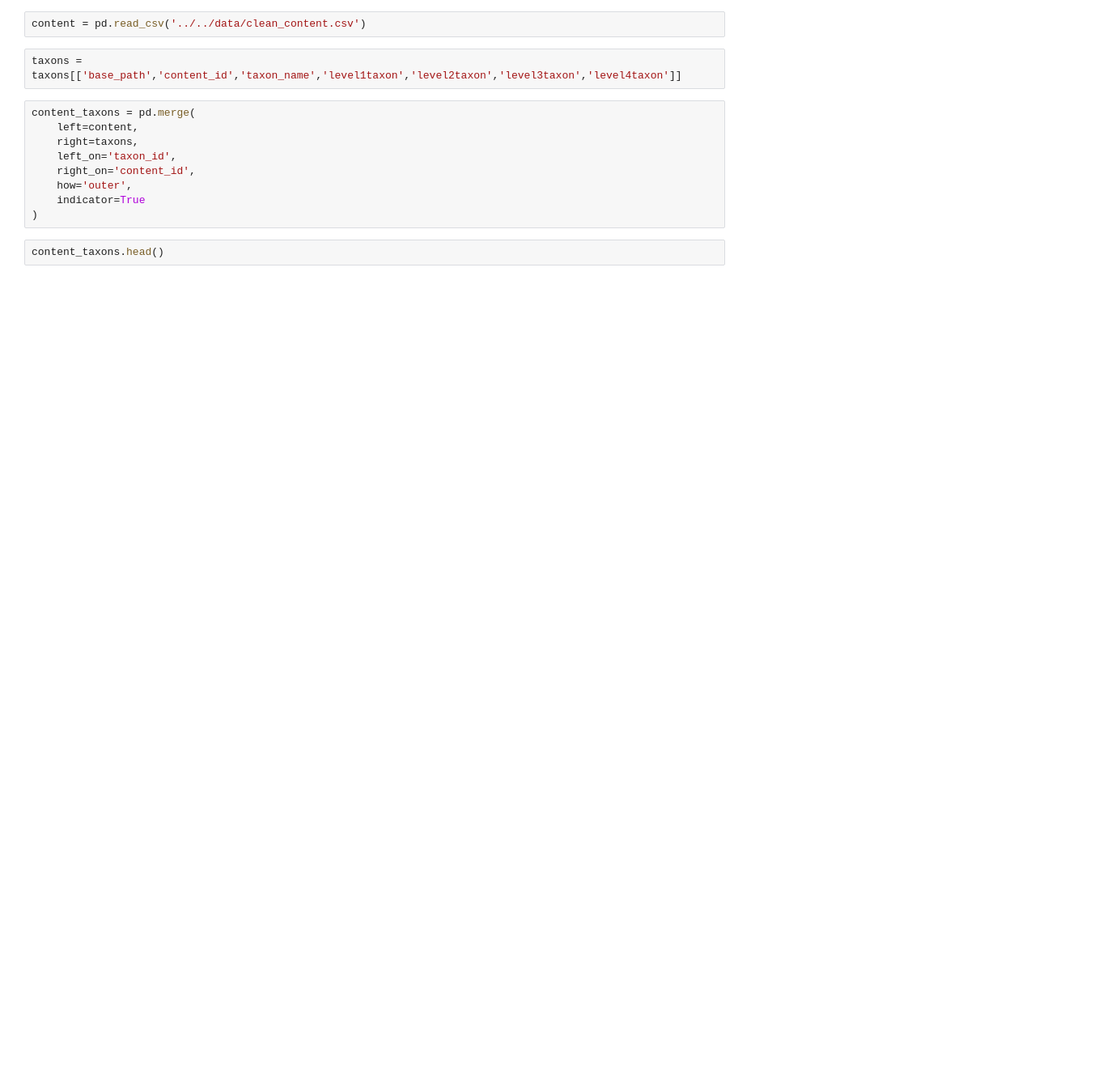
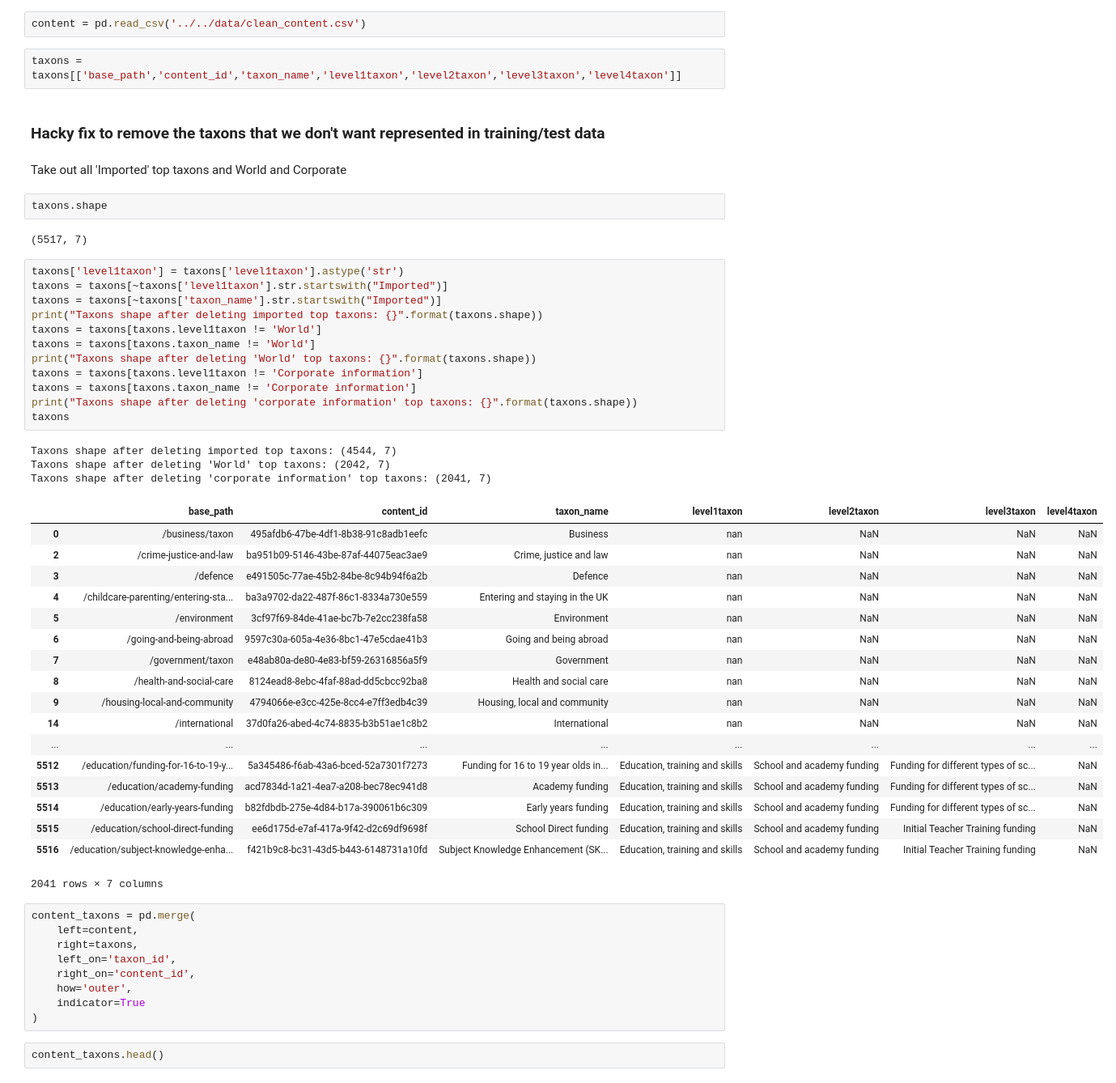
Before and after one commit to alphagov/govuk-taxonomy-supervised-learning, a Jupyter notebook: python/notebooks/EDA.ipynb, the cells around one changed output. Shown at 81% size. Saved outputs shown, nothing was run; the diff lists cells and outputs as text; blank space fills up the shorter version.

```diff
--- a/python/notebooks/EDA.ipynb
+++ b/python/notebooks/EDA.ipynb
@@ -26,6 +28,48 @@ taxons = pd.read_csv('../../data/clean_taxons.csv')
 content = pd.read_csv('../../data/clean_content.csv')
 # %%
 taxons = taxons[['base_path','content_id','taxon_name','level1taxon','level2taxon','level3taxon','level4taxon']]
+# %% [markdown]
+### Hacky fix to remove the taxons that we don't want represented in training/test data
+# %% [markdown]
+Take out all 'Imported' top taxons and World and Corporate
+# %%
+taxons.shape
+# %% [output]
+(5517, 7)
+# %%
+taxons['level1taxon'] = taxons['level1taxon'].astype('str')
+taxons = taxons[~taxons['level1taxon'].str.startswith("Imported")]
+taxons = taxons[~taxons['taxon_name'].str.startswith("Imported")]
+print("Taxons shape after deleting imported top taxons: {}".format(taxons.shape))
+taxons = taxons[taxons.level1taxon != 'World']
+taxons = taxons[taxons.taxon_name != 'World']
+print("Taxons shape after deleting 'World' top taxons: {}".format(taxons.shape))
+taxons = taxons[taxons.level1taxon != 'Corporate information']
+taxons = taxons[taxons.taxon_name != 'Corporate information']
+print("Taxons shape after deleting 'corporate information' top taxons: {}".format(taxons.shape))
+taxons
+# %% [output]
+Taxons shape after deleting imported top taxons: (4544, 7)
+Taxons shape after deleting 'World' top taxons: (2042, 7)
+Taxons shape after deleting 'corporate information' top taxons: (2041, 7)
+|  | base_path | content_id | taxon_name | level1taxon | level2taxon | level3taxon | level4taxon |
+| 0 | /business/taxon | 495afdb6-47be-4df1-8b38-91c8adb1eefc | Business | nan | NaN | NaN | NaN |
+| 2 | /crime-justice-and-law | ba951b09-5146-43be-87af-44075eac3ae9 | Crime, justice and law | nan | NaN | NaN | NaN |
+| 3 | /defence | e491505c-77ae-45b2-84be-8c94b94f6a2b | Defence | nan | NaN | NaN | NaN |
+| 4 | /childcare-parenting/entering-sta... | ba3a9702-da22-487f-86c1-8334a730e559 | Entering and staying in the UK | nan | NaN | NaN | NaN |
+| 5 | /environment | 3cf97f69-84de-41ae-bc7b-7e2cc238fa58 | Environment | nan | NaN | NaN | NaN |
+| 6 | /going-and-being-abroad | 9597c30a-605a-4e36-8bc1-47e5cdae41b3 | Going and being abroad | nan | NaN | NaN | NaN |
+| 7 | /government/taxon | e48ab80a-de80-4e83-bf59-26316856a5f9 | Government | nan | NaN | NaN | NaN |
+| 8 | /health-and-social-care | 8124ead8-8ebc-4faf-88ad-dd5cbcc92ba8 | Health and social care | nan | NaN | NaN | NaN |
+| 9 | /housing-local-and-community | 4794066e-e3cc-425e-8cc4-e7ff3edb4c39 | Housing, local and community | nan | NaN | NaN | NaN |
+| 14 | /international | 37d0fa26-abed-4c74-8835-b3b51ae1c8b2 | International | nan | NaN | NaN | NaN |
+| ... | ... | ... | ... | ... | ... | ... | ... |
+| 5512 | /education/funding-for-16-to-19-y... | 5a345486-f6ab-43a6-bced-52a7301f7273 | Funding for 16 to 19 year olds in... | Education, training and skills | School and academy funding | Funding for different types of sc... | NaN |
+| 5513 | /education/academy-funding | acd7834d-1a21-4ea7-a208-bec78ec941d8 | Academy funding | Education, training and skills | School and academy funding | Funding for different types of sc... | NaN |
+| 5514 | /education/early-years-funding | b82fdbdb-275e-4d84-b17a-390061b6c309 | Early years funding | Education, training and skills | School and academy funding | Funding for different types of sc... | NaN |
+| 5515 | /education/school-direct-funding | ee6d175d-e7af-417a-9f42-d2c69df9698f | School Direct funding | Education, training and skills | School and academy funding | Initial Teacher Training funding | NaN |
+| 5516 | /education/subject-knowledge-enha... | f421b9c8-bc31-43d5-b443-6148731a10fd | Subject Knowledge Enhancement (SK... | Education, training and skills | School and academy funding | Initial Teacher Training funding | NaN |
+2041 rows × 7 columns
 # %%
 content_taxons = pd.merge(
     left=content,
```
Also changed, not shown: parts of 23 cells of this notebook.
